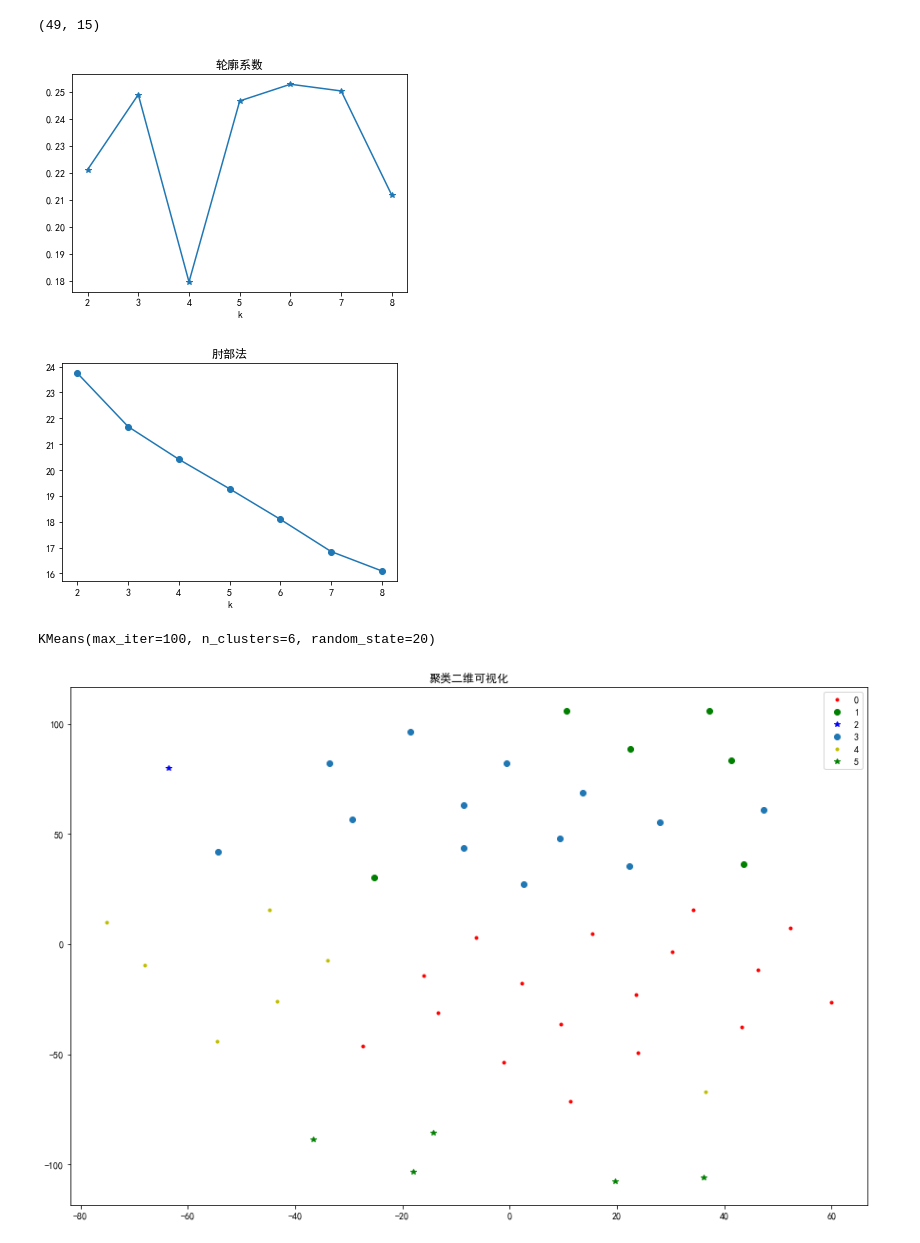
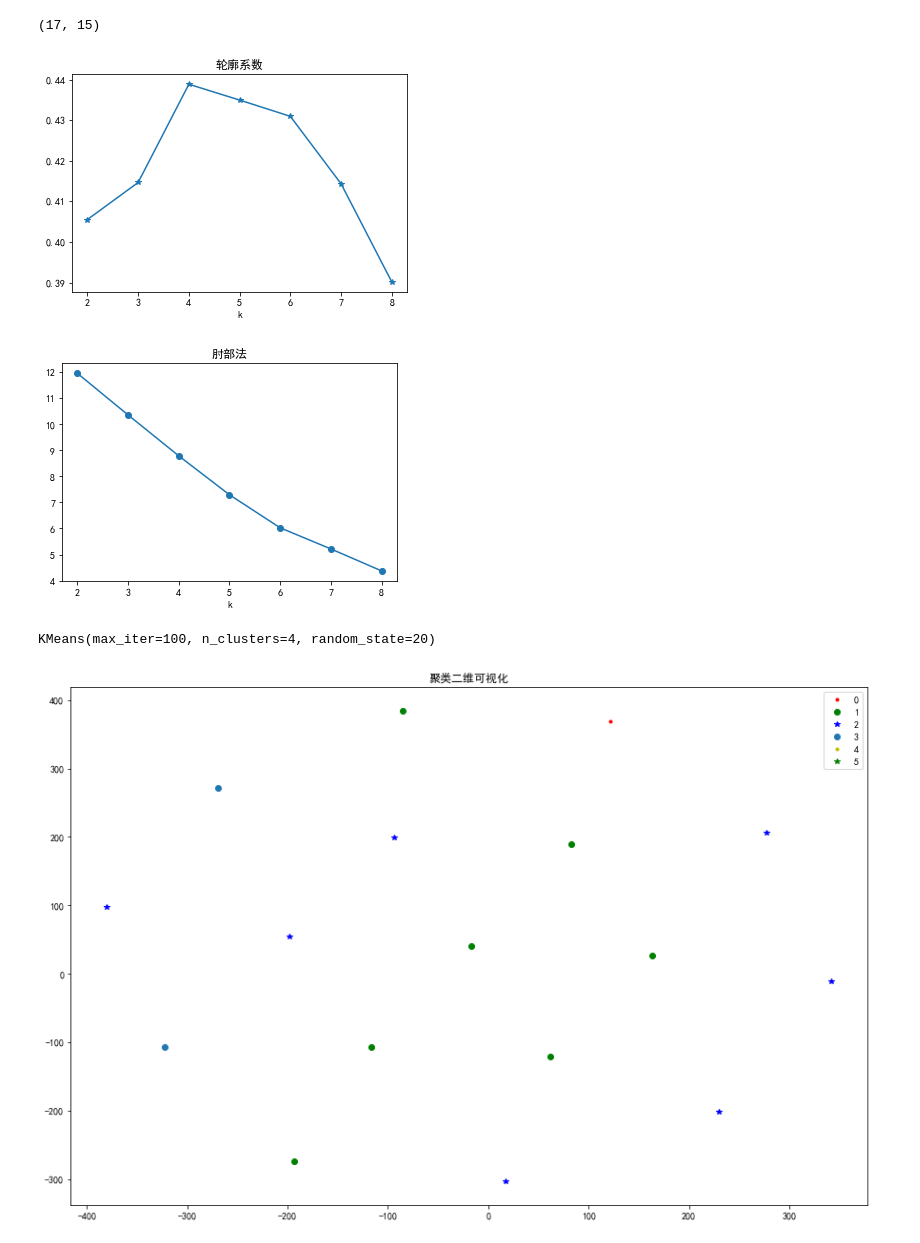
Before and after one commit to Fly-Pluche/2022-mathematical-modeling-C, a Jupyter notebook: solver/2_kmean.ipynb, the cells around one changed output. Cells and saved outputs as stored; diff of their text form; code cells hidden in the pictures.

```diff
--- a/solver/2_kmean.ipynb
+++ b/solver/2_kmean.ipynb
@@ -25,7 +25,7 @@ from sklearn.metrics import roc_auc_score, precision_score, recall_score
 plt.rcParams['font.sans-serif'] = ['SimHei']
 plt.rcParams['axes.unicode_minus'] = False
 # %%
-data = pd.read_excel('excel/extract/2/铅钡.xlsx')
+data = pd.read_excel('excel/extract/2/高钾.xlsx')
 data.head()
 # %% [output]
 |  | 文物采样点 | 二氧化硅(SiO2) | 氧化钠(Na2O) | 氧化钾(K2O) | 氧化钙(CaO) | 氧化镁(MgO) | 氧化铝(Al2O3) | 氧化铁(Fe2O3) | 氧化铜(CuO) | ... |
@@ -41,7 +41,7 @@ print(x.shape)
 scaler = StandardScaler()
 x = scaler.fit_transform(x)
 # %% [output]
-(49, 15)
+(17, 15)
 # %%
 #肘部法
 from sklearn.cluster import KMeans
@@ -57,23 +57,23 @@ for k in range(2,9) :
 plt.plot(range(2,9) , si1_score, '*-')
 plt.xlabel('k')
 plt.title('轮廓系数')
-plt.savefig('./excel/result/2/轮廓系数.png')
+plt.savefig('./excel/result/2/轮廓系数_高钾.png')
 plt.show()
 # %% [output]
-[figure, old version]
+[figure, new version]
 # %%
 plt.plot(range(2,9) , inertia, 'o-')
 plt.xlabel('k')
 plt.title('肘部法')
-plt.savefig('./excel/result/2/肘部法.png')
+plt.savefig('./excel/result/2/肘部法_高钾.png')
 plt.show()
 # %% [output]
-[figure, old version]
+[figure, new version]
 # %%
-model = KMeans(n_clusters=6, max_iter=100, init="k-means++",random_state=20)
+model = KMeans(n_clusters=4, max_iter=100, init="k-means++",random_state=20)
 model.fit(x)
 # %% [output]
-KMeans(max_iter=100, n_clusters=6, random_state=20)
+KMeans(max_iter=100, n_clusters=4, random_state=20)
 # %%
 from sklearn.manifold import TSNE
 
@@ -81,33 +81,33 @@ from sklearn.manifold import TSNE
 t_sne = TSNE()
 t_sne.fit(x)
 t_sne = pd.DataFrame(t_sne.embedding_, index=data.index)
 
 r = pd.concat([data, pd.Series(model.labels_, index=data.index)], axis=1)
 r.columns = list(data.columns) + ['聚类类别']
-r.to_excel('./excel/result/2/k-means_铅钡.xlsx')
+r.to_excel('./excel/result/2/k-means_高钾.xlsx')
 plt.figure(figsize=(15,10))
 
 plt.rcParams['font.sans-serif'] = ['SimHei']
 plt.rcParams['axes.unicode_minus'] = False
 
 
 dd = t_sne[r[u'聚类类别'] == 0]
 plt.plot(dd[0], dd[1], 'r.',label=0)
 dd = t_sne[r[u'聚类类别'] == 1]
 plt.plot(dd[0], dd[1], 'go',label=1)
 dd = t_sne[r[u'聚类类别'] == 2]
 plt.plot(dd[0], dd[1], 'b*',label=2)
 dd = t_sne[r[u'聚类类别'] == 3]
 plt.plot(dd[0], dd[1], 'o',label=3)
 
 dd = t_sne[r[u'聚类类别'] == 4]
 plt.plot(dd[0], dd[1], 'y.',label=4)
 dd = t_sne[r[u'聚类类别'] == 5]
 plt.plot(dd[0], dd[1], 'g*',label=5)
 plt.title('聚类二维可视化')
 plt.legend()
 
-plt.savefig('./excel/result/2/k-means_铅钡.png')
+plt.savefig('./excel/result/2/k-means_高钾.png')
 plt.show()
 # %% [output]
-[figure, old version]
+[figure, new version]
```
Also changed, not shown: parts of 1 cell of this notebook, 12 other files.
